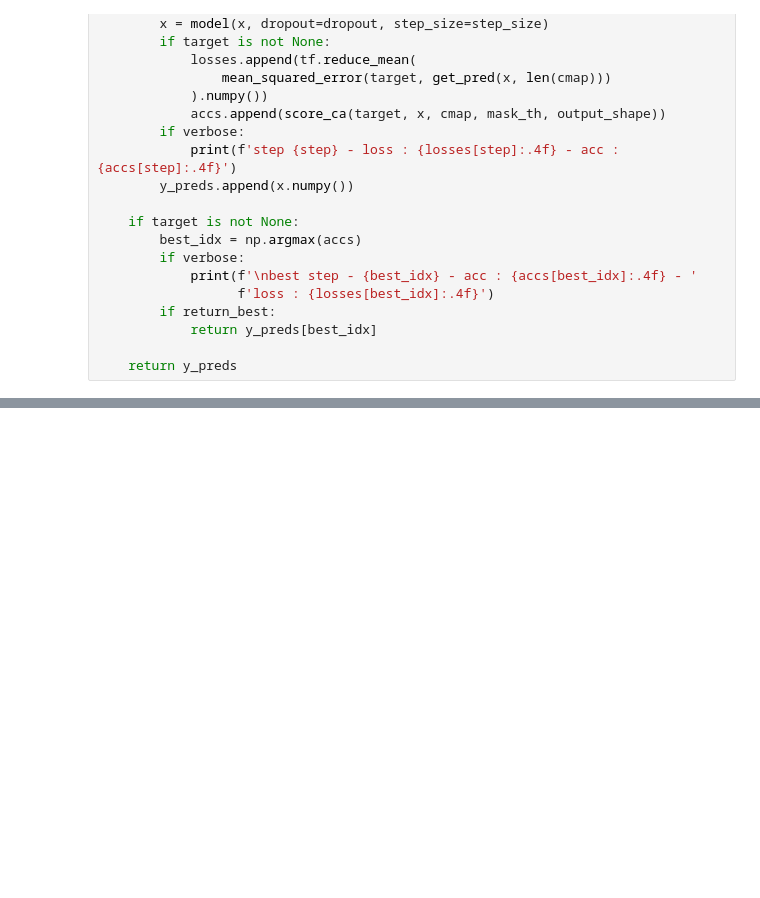
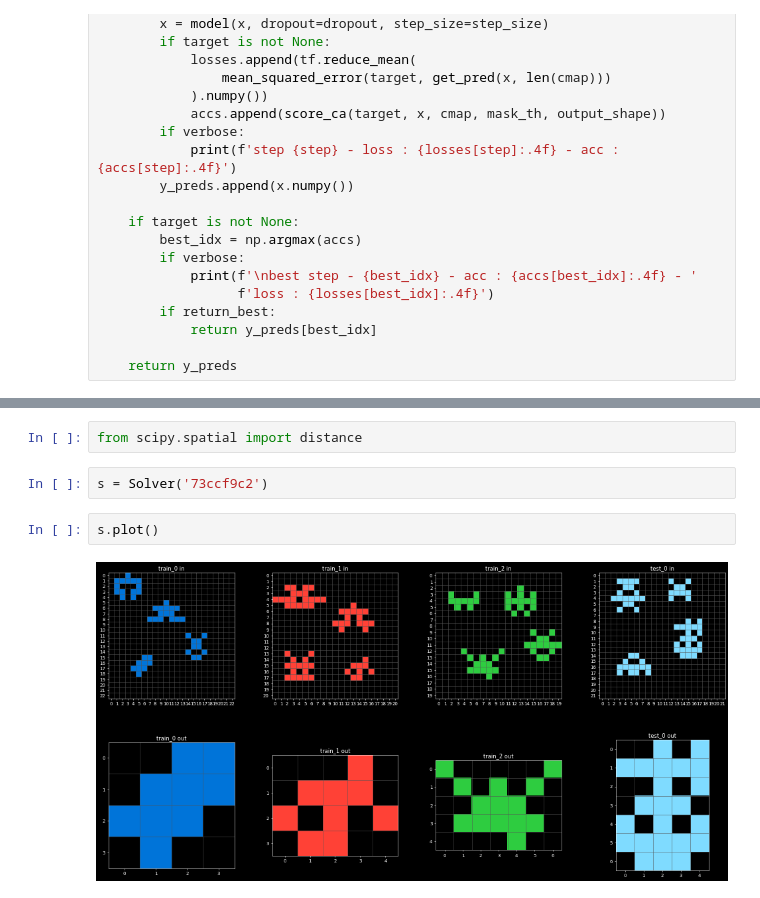
Before and after one commit to carbonati/kaggle-arc, a Jupyter notebook: notebooks/graphs.ipynb, the cells around one changed output, grey strips where cells are left out. Saved outputs shown, nothing was run; the diff lists cells and outputs as text; blank space fills up the shorter version.

```diff
--- a/notebooks/graphs.ipynb
+++ b/notebooks/graphs.ipynb
@@ -2024,0 +2031,8 @@ for i, obj in enumerate(objs):
+# %%
+from scipy.spatial import distance
+# %%
+s = Solver('73ccf9c2')
+# %%
+s.plot()
+# %% [output]
+[figure, added]
```
Also changed, not shown: parts of 87 cells of this notebook.
